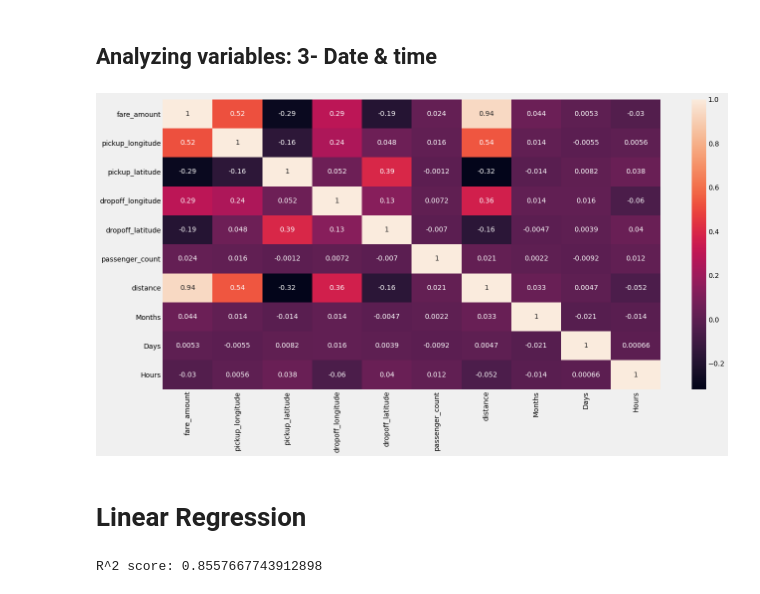
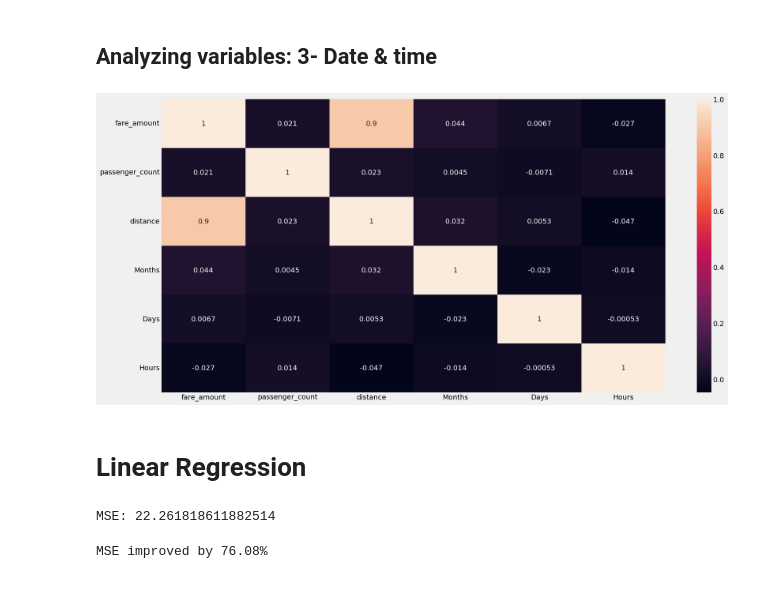
Before and after one commit to YoussefAithaddou/Uber_fares, a Jupyter notebook: Predicting Uber Fares.ipynb, the cells around one changed output. Cells and saved outputs as stored; diff of their text form; code cells hidden in the pictures.

```diff
--- a/Predicting Uber Fares.ipynb
+++ b/Predicting Uber Fares.ipynb
@@ -16,0 +114,9 @@ from sklearn.model_selection import train_test_split
+# %%
+plt.style.use('fivethirtyeight')
+plt.plot( y_test,yhat, '.')
+line=[0.75*y_test.min(), 0.75*y_test.max()]
+plt.plot(line, line , '--')
+plt.xlabel('Real fares')
+plt.ylabel('Predicted fares')
+plt.title('Observed vs Predicted uber fares')
+plt.show();
@@ -55,13 +159,6 @@ sns.scatterplot(data.pickup_longitude, data.pickup_latitude);
 # %%
 #We delete any trip that resulted in 0 distance:
-data=data[~((data['pickup_latitude']==data['dropoff_latitude'])*(data['pickup_longitude']==data['dropoff_longitude']))]
+data=data[data.distance>0]
-# %%
-#Calculating trip distances:
-distance=[]
-for x in zip(zip(data.pickup_latitude , data.pickup_longitude), zip(data.dropoff_latitude , data.dropoff_longitude)):
-    distance.append(hs.haversine(x[0], x[1]))
-data['distance']=distance
-data=data[data.distance>0.5];
 # %%
 sns.distplot(data.distance)
 # %% [output]
@@ -74,0 +173,4 @@ sns.distplot(data.distance);
+# %%
+#And the vast majority are less than 25 kms:
+data=data[data.distance<25]
+sns.distplot(data.distance);
@@ -115,12 +213,12 @@ data['Hours']=data.pickup_datetime.apply(lambda x:x.round("H").hour)
 # %%
-data=data[data.Years==2015]
-data.drop('Years', axis=1, inplace=True)
+#We drop unused columns
+data.drop(data.columns[1:6], axis=1, inplace=True)
+data.drop('Locations', axis=1, inplace=True)
 fig= plt.gcf()
 fig.set_size_inches(20, 10)
-sns.heatmap(data.drop('Locations', axis=1).corr(), annot=True);
-#We see that Years is significant so we choose to analyze only the latest year of data (2015)
+sns.heatmap(data.corr(), annot=True);
 # %% [output]
-[figure, old version]
+[figure, new version]
 # %% [markdown]
 # Linear Regression
 # %%
@@ -134,9 +232,14 @@ X_train, X_test, y_train, y_test= train_test_split(X, y, test_size=0.33, random_
 reg = linear_model.LinearRegression()
 reg.fit(X_train, y_train)
 yhat=reg.predict(X_test)
-print('R^2 score: {}'.format(r2_score(yhat, y_test)))
+MSE2=mean_squared_error(yhat, y_test)
+print('MSE: {}'.format(MSE2))
 # %% [output]
-R^2 score: 0.8557667743912898
+MSE: 22.261818611882514
+# %%
+print('MSE improved by {value:.2f}%'.format(value=(MSE1-MSE2)/MSE1*100))
+# %% [output]
+MSE improved by 76.08%
 # %%
 plt.style.use('fivethirtyeight')
 plt.plot( y_test,yhat, '.')
```
Also changed, not shown: parts of 32 cells of this notebook.
